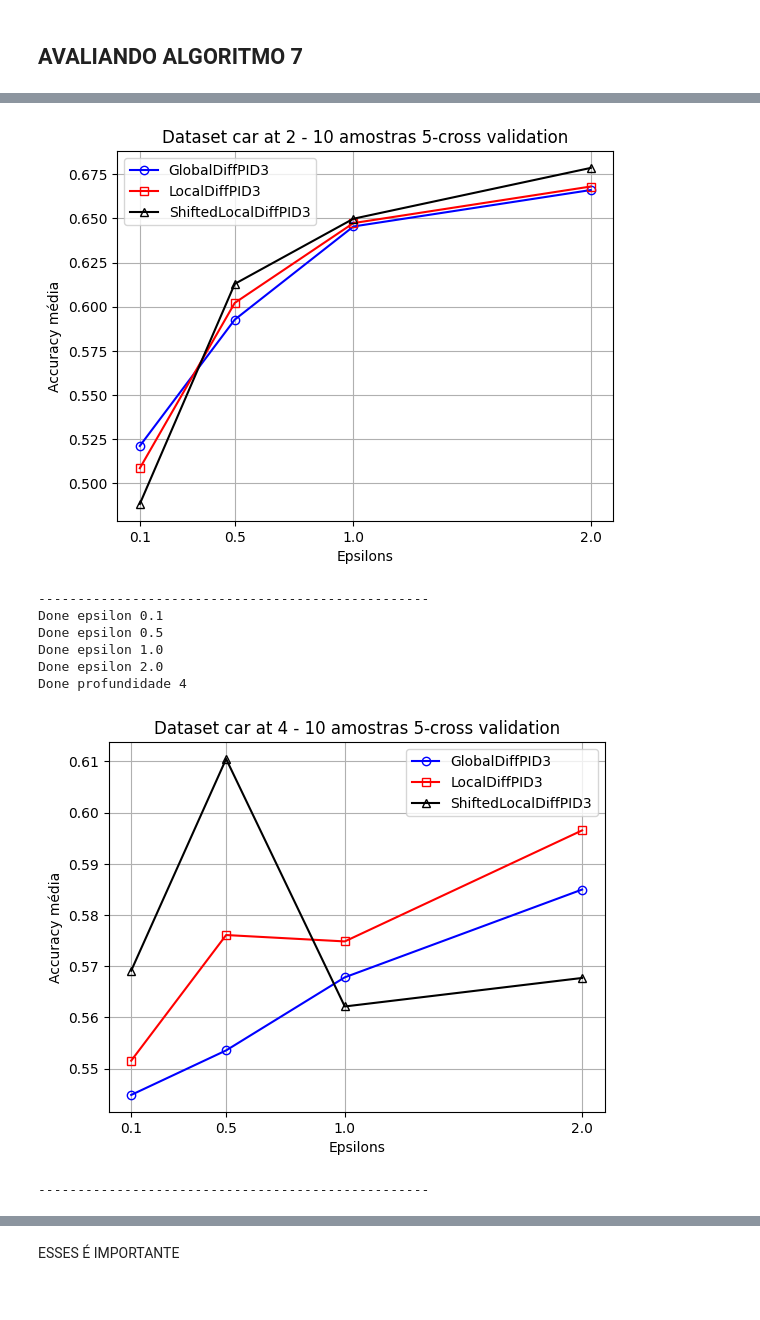
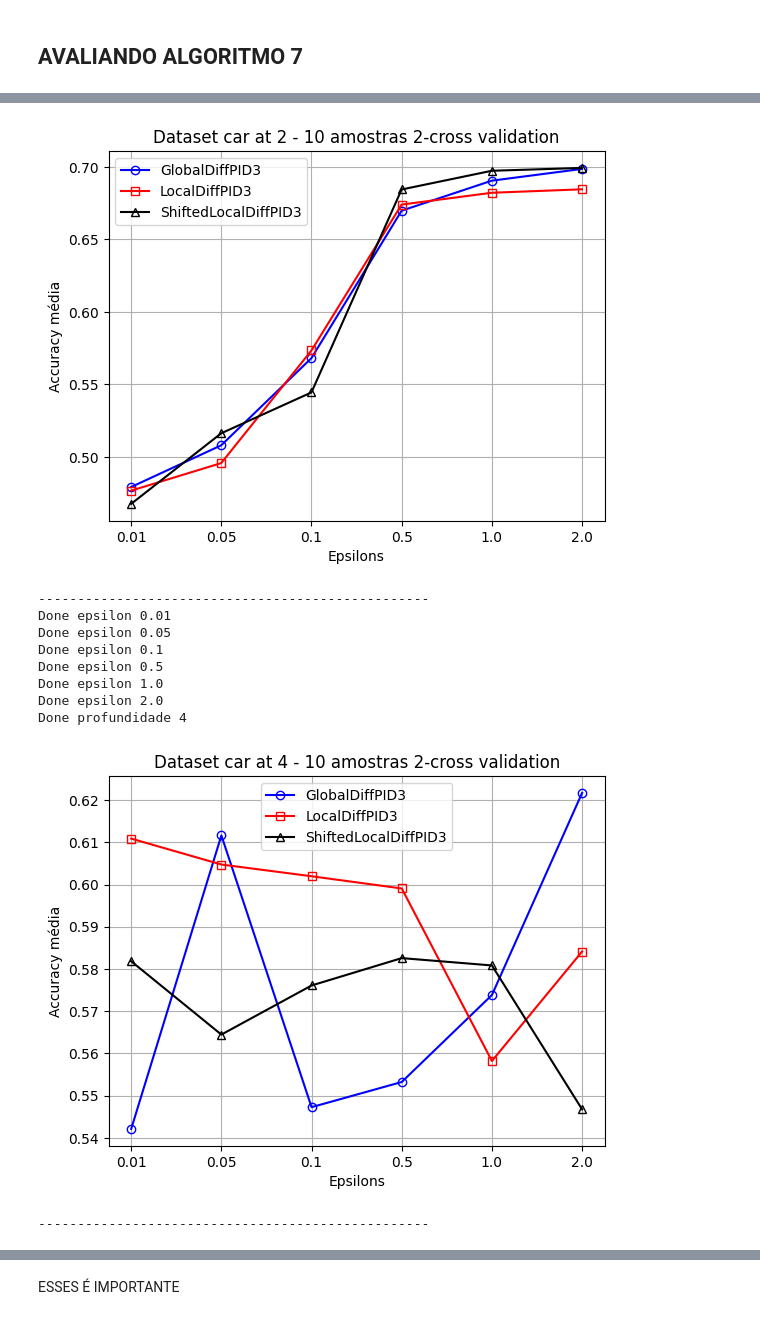
Before and after one commit to kalebemaiaa/localDampening, a Jupyter notebook: ID3_algoritmo.ipynb, the cells around one changed output, grey strips where cells are left out. Saved outputs shown, nothing was run; the diff lists cells and outputs as text; code cells hidden in the pictures.

```diff
--- a/ID3_algoritmo.ipynb
+++ b/ID3_algoritmo.ipynb
@@ -632,6 +632,6 @@ def make_test(data, target, epsilons, depths, name_dataset, n_folds = 10, n_amos
     return results
 # %%
 epsilons = [0.01, 0.05, 0.1, 0.5, 1., 2.]
-depths = [2,5]
-results_car_ld = make_test(car_data, "class", epsilons, depths, name_dataset = "car", n_folds=5)
+depths = [2,4]
+results_car_ld = make_test(car_data, "class", epsilons, depths, name_dataset = "car", n_folds=2)
 # %% [output]
@@ -638,16 +640,18 @@ results_car_ld = make_test(car_data, "class", epsilons, depths, name_dataset = "
 Done epsilon 0.1
 Done epsilon 0.5
 Done epsilon 1.0
 Done epsilon 2.0
 Done profundidade 2
-[figure, old version]
+[figure, new version]
 --------------------------------------------------
+Done epsilon 0.01
+Done epsilon 0.05
 Done epsilon 0.1
 Done epsilon 0.5
 Done epsilon 1.0
 Done epsilon 2.0
 Done profundidade 4
-[figure, old version]
+[figure, new version]
 --------------------------------------------------
 # %%
 epsilons = [0.01, 0.05, 0.1, 0.5, 1., 2.]
```
Also changed, not shown: parts of 8 cells of this notebook, 1 other file.
